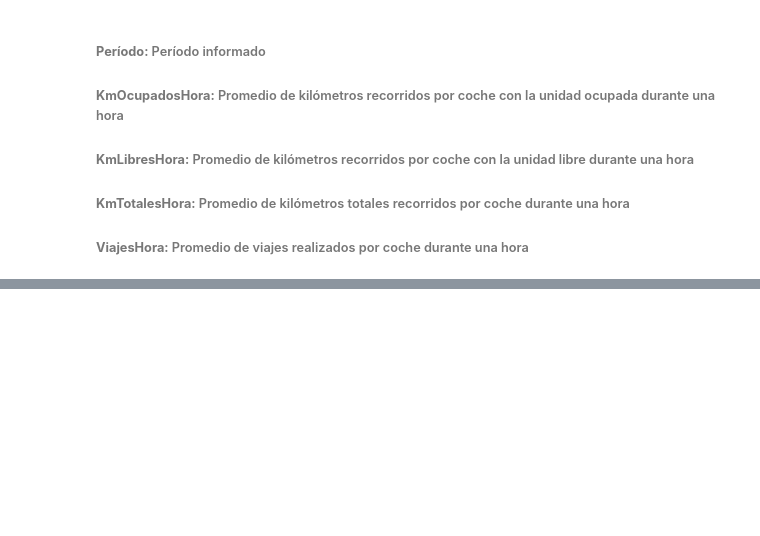
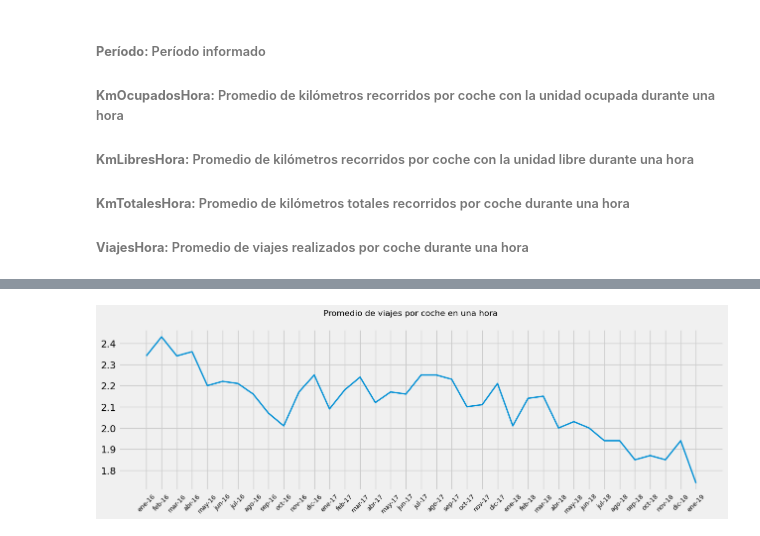
Before and after one commit to marcosbutti/Taxis-de-Rosario-SF-, a Jupyter notebook: Taxis_Rosario.ipynb, the cells around one changed output, grey strips where cells are left out. Drawn from its saved outputs; the diff is of its cells as text; code cells hidden in the pictures; blank space fills up the shorter version.

```diff
--- a/Taxis_Rosario.ipynb
+++ b/Taxis_Rosario.ipynb
@@ -361,0 +390,11 @@ parametros
+# %%
+plt.style.use("fivethirtyeight")
+fig, ax = plt.subplots(figsize=(14,4))
+fig.suptitle("Promedio de viajes por coche en una hora", fontsize=12)
+
+plt.xticks(parametros.index,parametros.Periodo, fontsize=9, rotation=45)
+plt.plot(parametros.index, parametros.ViajesHora, lw=2)
+
+plt.show()
+# %% [output]
+[figure, added]
```
Also changed, not shown: parts of 8 cells of this notebook.
